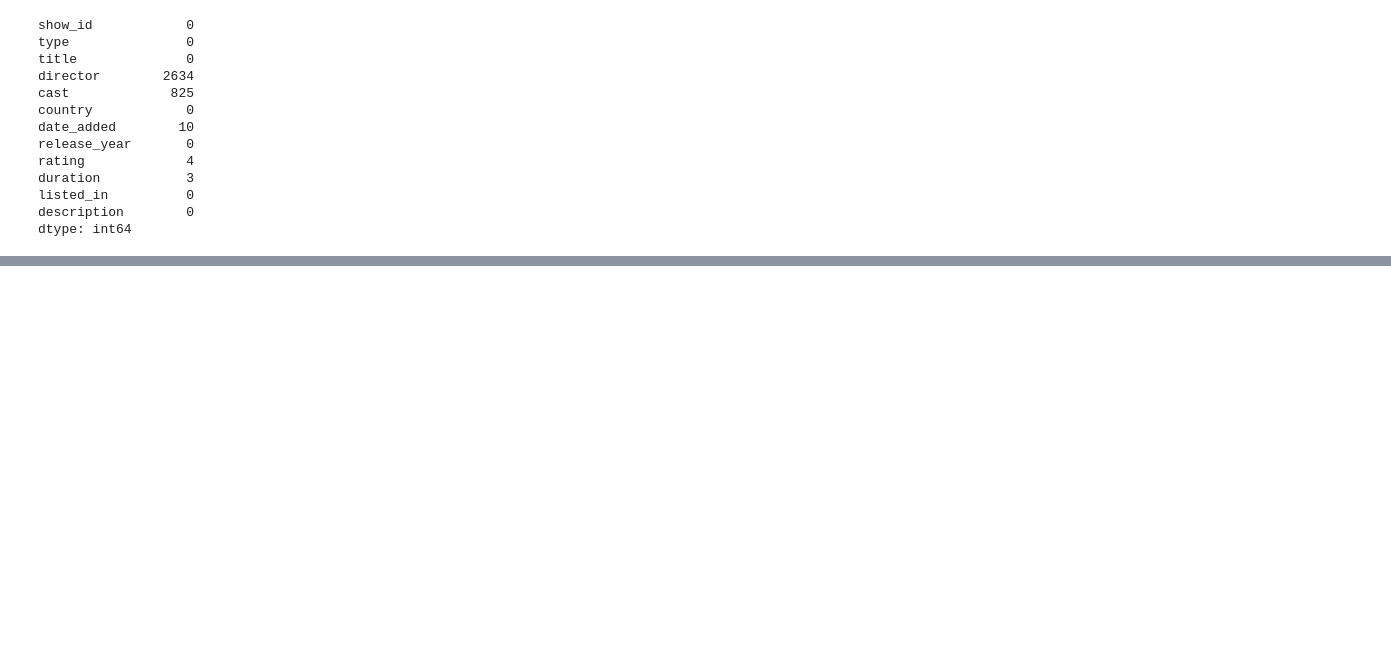
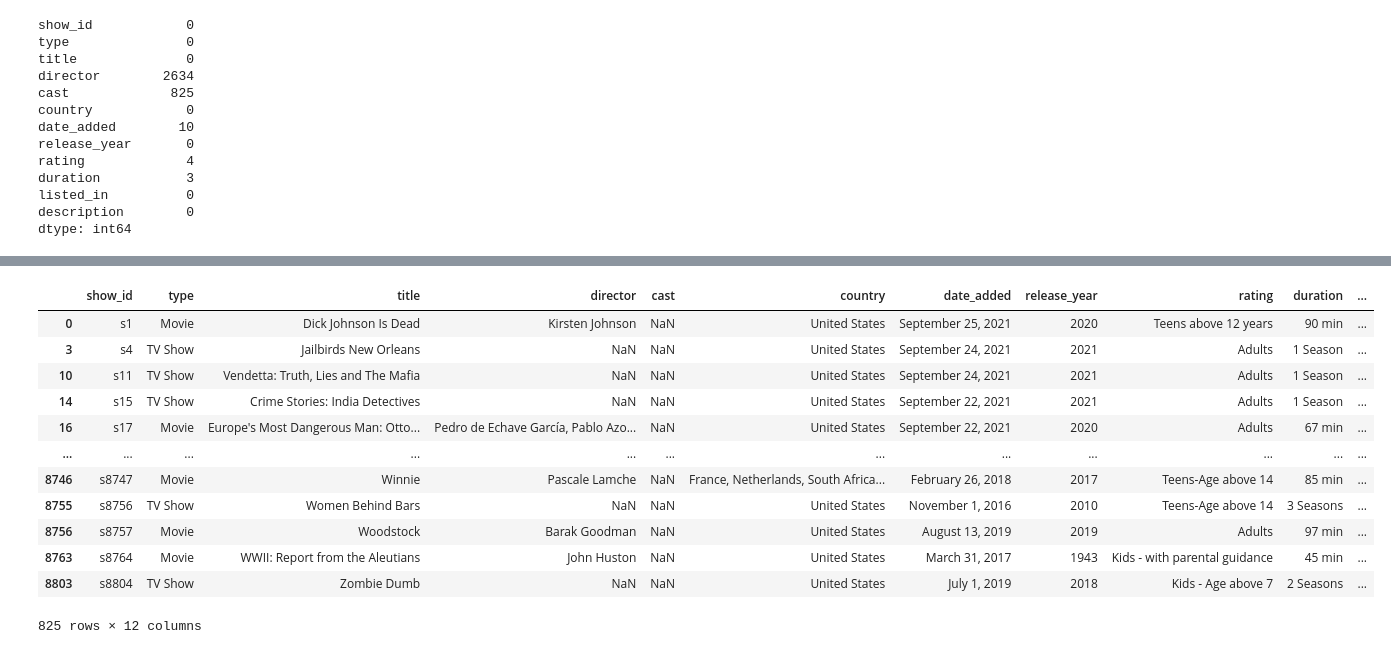
Before and after one commit to Rik01/Netflix, a Jupyter notebook: Netflix.ipynb, the cells around one changed output, grey strips where cells are left out. Cells and saved outputs as stored; diff of their text form; code cells hidden in the pictures; blank space fills up the shorter version.

```diff
--- a/Netflix.ipynb
+++ b/Netflix.ipynb
@@ -1349,0 +1353,16 @@ dtype: int64
+# %%
+data[data.cast.isnull()]
+# %% [output]
+|  | show_id | type | title | director | cast | country | date_added | release_year | rating | duration | ... |
+| 0 | s1 | Movie | Dick Johnson Is Dead | Kirsten Johnson | NaN | United States | September 25, 2021 | 2020 | Teens above 12 years | 90 min | ... |
+| 3 | s4 | TV Show | Jailbirds New Orleans | NaN | NaN | United States | September 24, 2021 | 2021 | Adults | 1 Season | ... |
+| 10 | s11 | TV Show | Vendetta: Truth, Lies and The Mafia | NaN | NaN | United States | September 24, 2021 | 2021 | Adults | 1 Season | ... |
+| 14 | s15 | TV Show | Crime Stories: India Detectives | NaN | NaN | United States | September 22, 2021 | 2021 | Adults | 1 Season | ... |
+| 16 | s17 | Movie | Europe's Most Dangerous Man: Otto... | Pedro de Echave García, Pablo Azo... | NaN | United States | September 22, 2021 | 2020 | Adults | 67 min | ... |
+| ... | ... | ... | ... | ... | ... | ... | ... | ... | ... | ... | ... |
+| 8746 | s8747 | Movie | Winnie | Pascale Lamche | NaN | France, Netherlands, South Africa... | February 26, 2018 | 2017 | Teens-Age above 14 | 85 min | ... |
+| 8755 | s8756 | TV Show | Women Behind Bars | NaN | NaN | United States | November 1, 2016 | 2010 | Teens-Age above 14 | 3 Seasons | ... |
+| 8756 | s8757 | Movie | Woodstock | Barak Goodman | NaN | United States | August 13, 2019 | 2019 | Adults | 97 min | ... |
+| 8763 | s8764 | Movie | WWII: Report from the Aleutians | John Huston | NaN | United States | March 31, 2017 | 1943 | Kids - with parental guidance | 45 min | ... |
+| 8803 | s8804 | TV Show | Zombie Dumb | NaN | NaN | United States | July 1, 2019 | 2018 | Kids - Age above 7 | 2 Seasons | ... |
+825 rows × 12 columns
```
Also changed, not shown: parts of 3 cells of this notebook.
